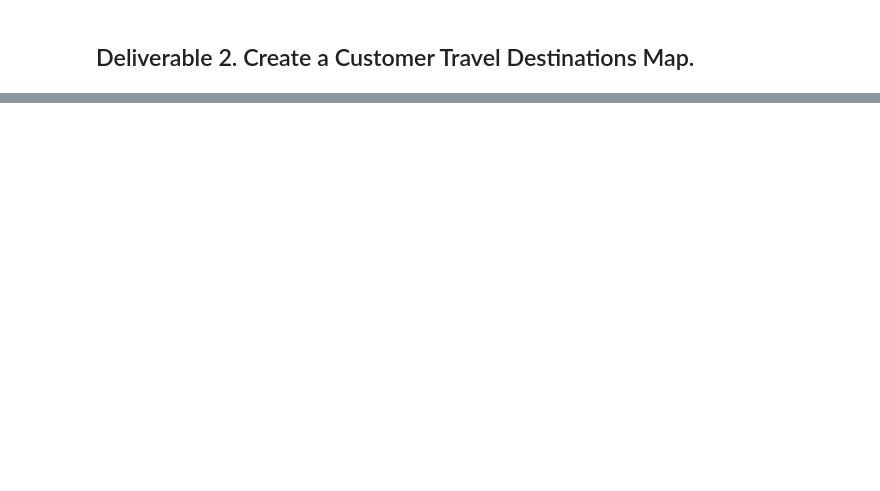
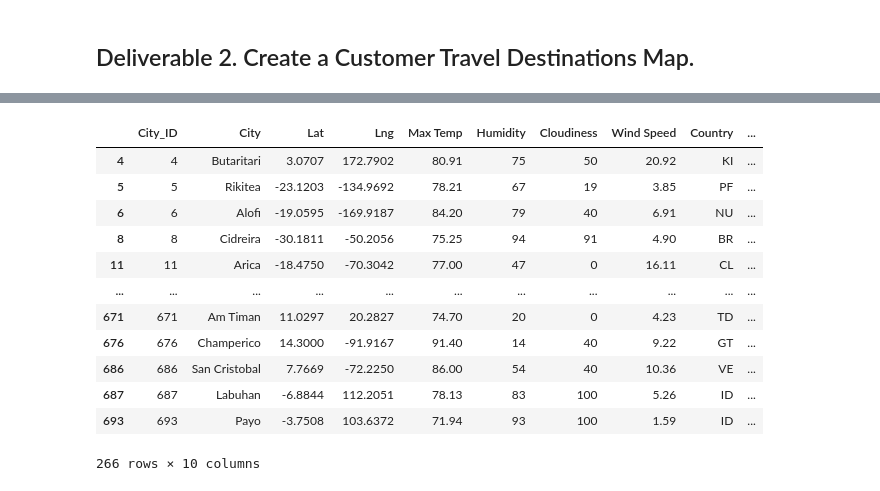
Before and after one commit to danig89/World_Weather_Analysis, a Jupyter notebook: Vacation_Search/Vacation_Search.ipynb, the cells around one changed output, grey strips where cells are left out. Saved outputs shown, nothing was run; the diff lists cells and outputs as text; code cells hidden in the pictures; blank space fills up the shorter version.

Commit message:
Update WeatherPy_Vacation.

```diff
--- a/Vacation_Search/Vacation_Search.ipynb
+++ b/Vacation_Search/Vacation_Search.ipynb
@@ -16,4 +14,4 @@ ModuleNotFoundError: No module named 'config'
 # %%
 # 1. Import the WeatherPy_database.csv file.
-city_data_df = pd.read_csv("Weather_Database/WeatherPy_database.csv")
+city_data_df = pd.read_csv("../Weather_Database/WeatherPy_Database.csv")
 city_data_df.head()
@@ -20,2 +25,4 @@ city_data_df.head()
 # %%
 # 2. Prompt the user to enter minimum and maximum temperature criteria
+min_temp = float(input("What is the minimum temperature you would like for your trip? "))
+max_temp = float(input("What is the maximum temperature you would like for your trip? "))
@@ -22,2 +32,4 @@ city_data_df.head()
 # %%
 # 3. Filter the city_data_df DataFrame using the input statements to create a new DataFrame using the loc method.
+preferred_cities_df = city_data_df.loc[(city_data_df["Max Temp"] <= max_temp) & (city_data_df["Max Temp"] >= min_temp)]
+preferred_cities_df.head(10)
@@ -26,4 +63,19 @@ city_data_df.head()
 # %%
 # 4b. Drop any empty rows and create a new DataFrame that doesn’t have empty rows.
+preferred_cities_df.dropna()
+# %% [output]
+|  | City_ID | City | Lat | Lng | Max Temp | Humidity | Cloudiness | Wind Speed | Country | ... |
+| 4 | 4 | Butaritari | 3.0707 | 172.7902 | 80.91 | 75 | 50 | 20.92 | KI | ... |
+| 5 | 5 | Rikitea | -23.1203 | -134.9692 | 78.21 | 67 | 19 | 3.85 | PF | ... |
+| 6 | 6 | Alofi | -19.0595 | -169.9187 | 84.20 | 79 | 40 | 6.91 | NU | ... |
+| 8 | 8 | Cidreira | -30.1811 | -50.2056 | 75.25 | 94 | 91 | 4.90 | BR | ... |
+| 11 | 11 | Arica | -18.4750 | -70.3042 | 77.00 | 47 | 0 | 16.11 | CL | ... |
+| ... | ... | ... | ... | ... | ... | ... | ... | ... | ... | ... |
+| 671 | 671 | Am Timan | 11.0297 | 20.2827 | 74.70 | 20 | 0 | 4.23 | TD | ... |
+| 676 | 676 | Champerico | 14.3000 | -91.9167 | 91.40 | 14 | 40 | 9.22 | GT | ... |
+| 686 | 686 | San Cristobal | 7.7669 | -72.2250 | 86.00 | 54 | 40 | 10.36 | VE | ... |
+| 687 | 687 | Labuhan | -6.8844 | 112.2051 | 78.13 | 83 | 100 | 5.26 | ID | ... |
+| 693 | 693 | Payo | -3.7508 | 103.6372 | 71.94 | 93 | 100 | 1.59 | ID | ... |
+266 rows × 10 columns
 # %%
 # 5a. Create DataFrame called hotel_df to store hotel names along with city, country, max temp, and coordinates.
```
Also changed, not shown: parts of 11 cells of this notebook, 2 other files.
